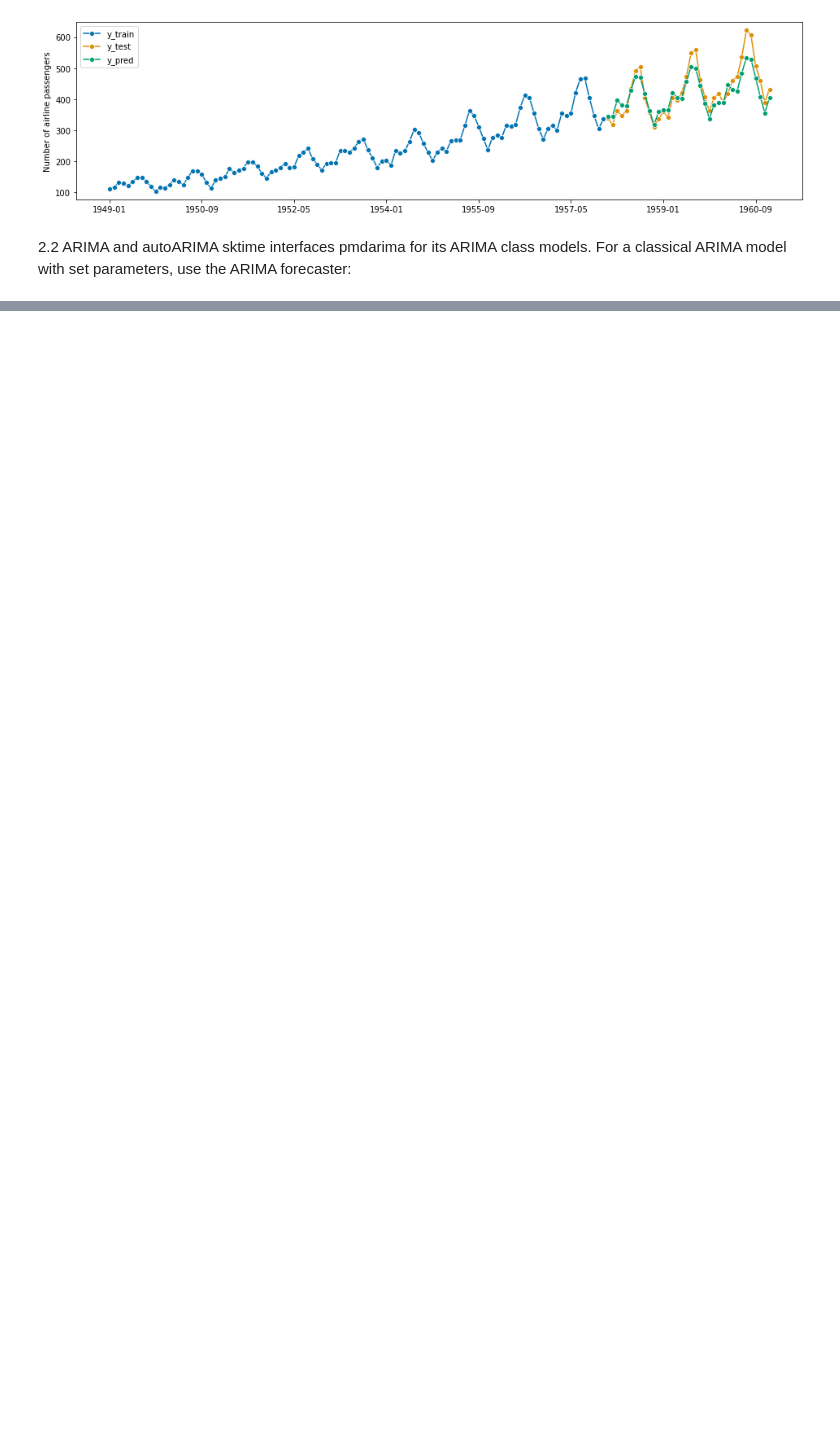
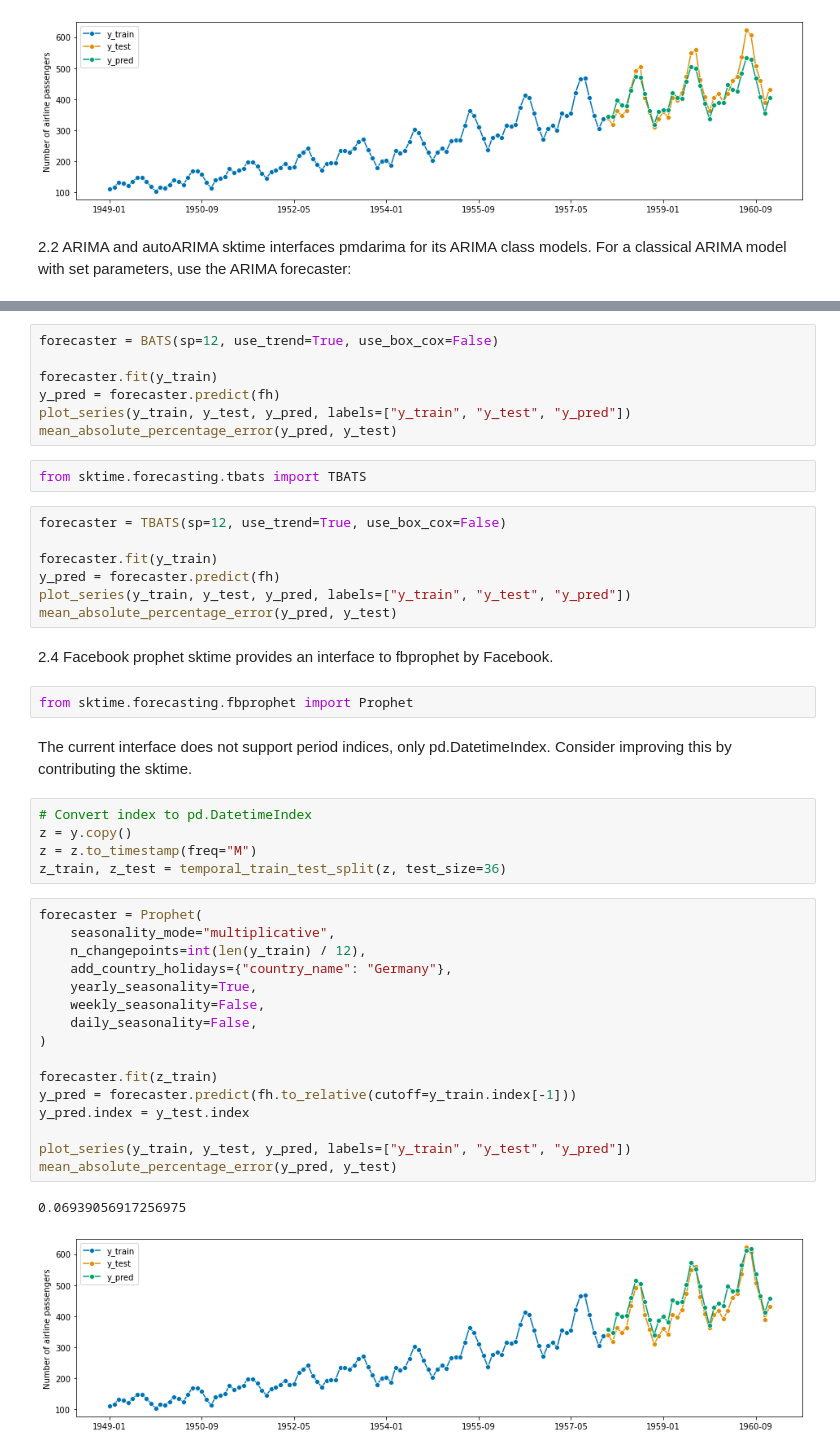
Before and after one commit to TNTran92/sktime, a Jupyter notebook: introduction_to_sktime/02 - Forecasters in sktime - main families.ipynb, the cells around one changed output, grey strips where cells are left out. Drawn from its saved outputs; the diff is of its cells as text; blank space fills up the shorter version.

```diff
--- a/introduction_to_sktime/02 - Forecasters in sktime - main families.ipynb
+++ b/introduction_to_sktime/02 - Forecasters in sktime - main families.ipynb
@@ -91,0 +142,47 @@ sktime interfaces pmdarima for its ARIMA class models. For a classical ARIMA mod
+# %%
+forecaster = BATS(sp=12, use_trend=True, use_box_cox=False)
+
+forecaster.fit(y_train)
+y_pred = forecaster.predict(fh)
+plot_series(y_train, y_test, y_pred, labels=["y_train", "y_test", "y_pred"])
+mean_absolute_percentage_error(y_pred, y_test)
+# %%
+from sktime.forecasting.tbats import TBATS
+# %%
+forecaster = TBATS(sp=12, use_trend=True, use_box_cox=False)
+
+forecaster.fit(y_train)
+y_pred = forecaster.predict(fh)
+plot_series(y_train, y_test, y_pred, labels=["y_train", "y_test", "y_pred"])
+mean_absolute_percentage_error(y_pred, y_test)
+# %% [markdown]
+2.4 Facebook prophet
+sktime provides an interface to fbprophet by Facebook.
+# %%
+from sktime.forecasting.fbprophet import Prophet
+# %% [markdown]
+The current interface does not support period indices, only pd.DatetimeIndex. Consider improving this by contributing the sktime.
+# %%
+# Convert index to pd.DatetimeIndex
+z = y.copy()
+z = z.to_timestamp(freq="M")
+z_train, z_test = temporal_train_test_split(z, test_size=36)
+# %%
+forecaster = Prophet(
+    seasonality_mode="multiplicative",
+    n_changepoints=int(len(y_train) / 12),
+    add_country_holidays={"country_name": "Germany"},
+    yearly_seasonality=True,
+    weekly_seasonality=False,
+    daily_seasonality=False,
+)
+
+forecaster.fit(z_train)
+y_pred = forecaster.predict(fh.to_relative(cutoff=y_train.index[-1]))
+y_pred.index = y_test.index
+
+plot_series(y_train, y_test, y_pred, labels=["y_train", "y_test", "y_pred"])
+mean_absolute_percentage_error(y_pred, y_test)
+# %% [output]
+0.06939056917256975
+[figure, added]
```
Also changed, not shown: parts of 14 cells of this notebook, 1 other file.
